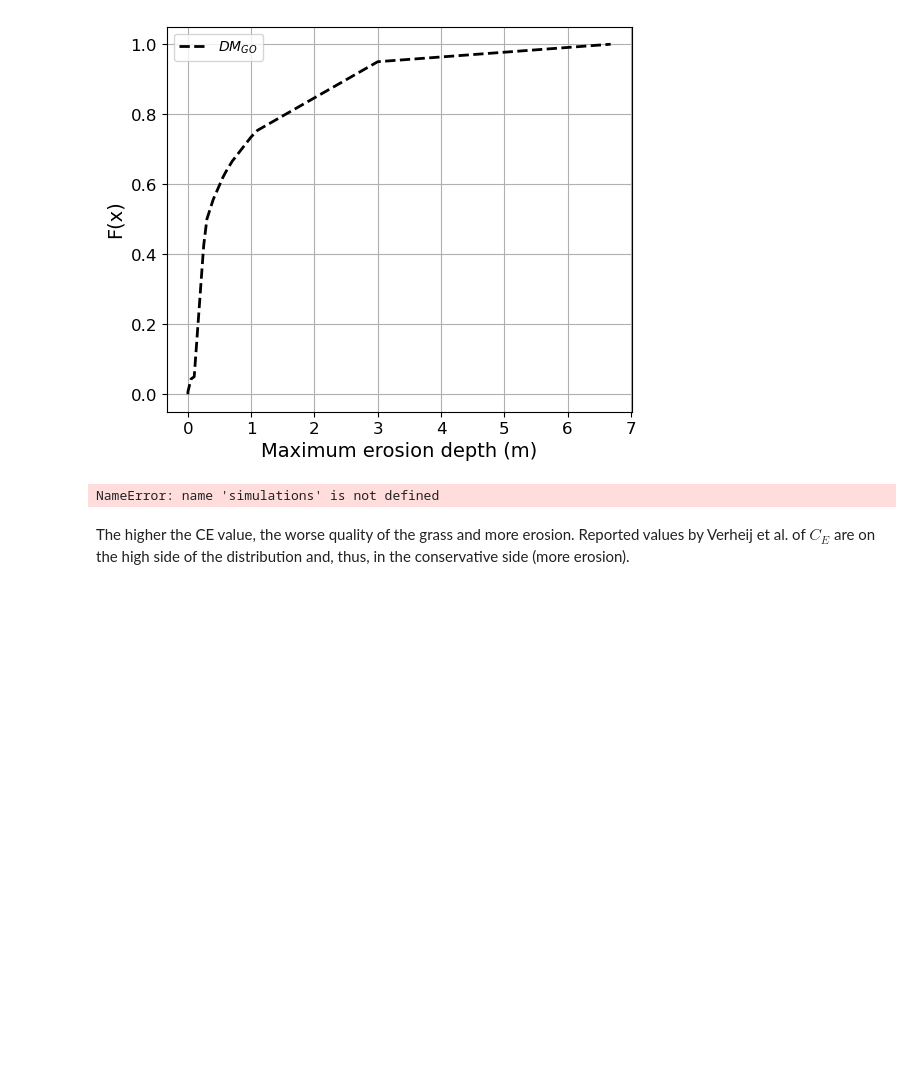
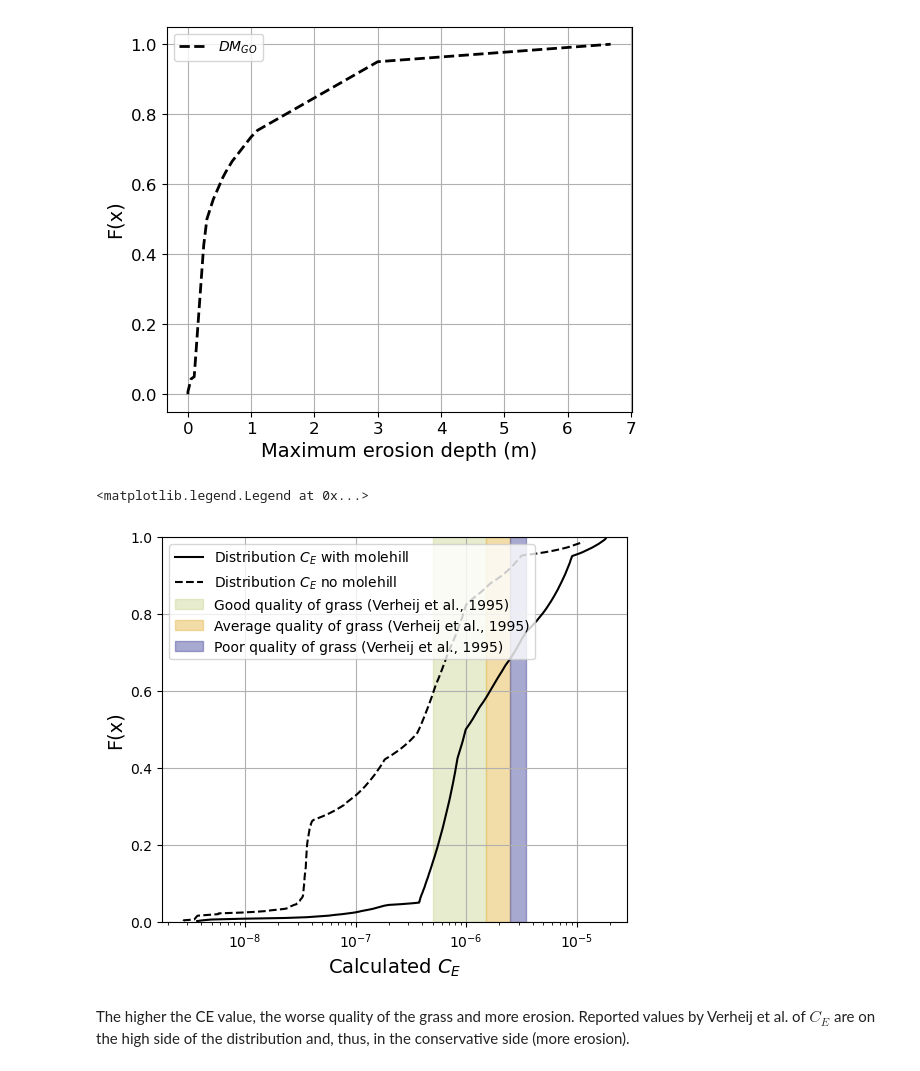
Before and after one commit to patmanas/burros, a Jupyter notebook: analysis_paper.ipynb, the cells around one changed output. Drawn from its saved outputs; the diff is of its cells as text; code cells hidden in the pictures; blank space fills up the shorter version.

```diff
--- a/analysis_paper.ipynb
+++ b/analysis_paper.ipynb
@@ -1406,36 +1406,37 @@ def ecdf(var):
     x = np.sort(var)
     n = x.size
     y = np.arange(1, n+1) / (n+1)
     return [y, x]
 
 def eval_cdf_(obs, x):
     interp_ecdf = interp1d(obs[1], obs[0], kind='linear')
     return interp_ecdf(x)
 
 max_erosion_to_cal = [max(erosion[i]) for i in range(simulations)]
 ecdf_to_cal, x_to_cal = ecdf(max_erosion_to_cal)
 
 # Evaluate the elicited distribution in the same non exceedance probabilities
 x_to_cal_elicited = eval_cdf(project.assessments.full_cdf['DMgl'][project.items.ids.index('item13')], ecdf_to_cal)
 
 # Divide one by the other to get the CE
 ce_values = x_to_cal_elicited / x_to_cal
 
 # Plot CDF CE
 fig, ax = plt.subplots(1, 1, figsize=(6, 5))
 ax.plot(ecdf(ce_values)[1], ecdf(ce_values)[0], color='k', label = 'Distribution ${C_E}$ with molehill')
 ax.plot(ecdf(ce_values_no)[1], ecdf(ce_values_no)[0], '--k', label = 'Distribution ${C_E}$ no molehill')
 ax.fill_betweenx([0, 1], [0.5 * 10**(-6), 0.5 * 10**(-6)], [1.5 * 10**(-6), 1.5*10**(-6)], color=expert_colors[0], alpha=0.5, label='Good quality of grass (Verheij et al., 1995)')
 ax.fill_betweenx([0, 1], [1.5 * 10**(-6), 1.5 * 10**(-6)], [2.5 * 10**(-6), 2.5*10**(-6)], color=expert_colors[1], alpha=0.5, label='Average quality of grass (Verheij et al., 1995)')
-ax.fill_betweenx([0, 1], [2.5 * 10**(-6), 2.5 * 10**(-6)], [3.5 * 10**(-6), 3.5*10**(-6)], color='brown', alpha=0.5, label='Poor quality of grass (Verheij et al., 1995)')
+ax.fill_betweenx([0, 1], [2.5 * 10**(-6), 2.5 * 10**(-6)], [3.5 * 10**(-6), 3.5*10**(-6)], color=expert_colors[6], alpha=0.5, label='Poor quality of grass (Verheij et al., 1995)')
 ax.set_ylim(0,1)
 ax.set_xscale('log')
 ax.grid()
-ax.set_xlabel('Calibrated ${C_E}$', fontsize=14)
+ax.set_xlabel('Calculated ${C_E}$', fontsize=14)
 ax.set_ylabel('F(x)', fontsize=14)
 ax.legend()
 # %% [output]
-NameError: name 'simulations' is not defined
+<matplotlib.legend.Legend at 0x...>
+[figure, added]
 # %% [markdown]
 The higher the CE value, the worse quality of the grass and more erosion. Reported values by Verheij et al. of $C_E$ are on the high side of the distribution and, thus, in the conservative side (more erosion).
 # %%
```
Also changed, not shown: 1 other file.
